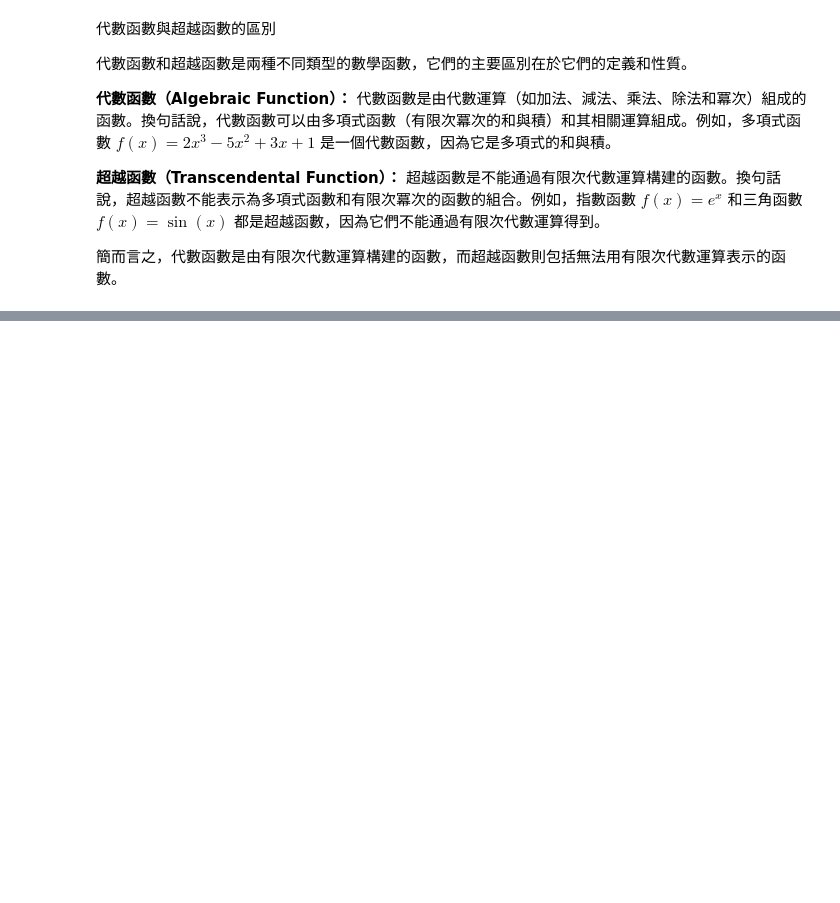
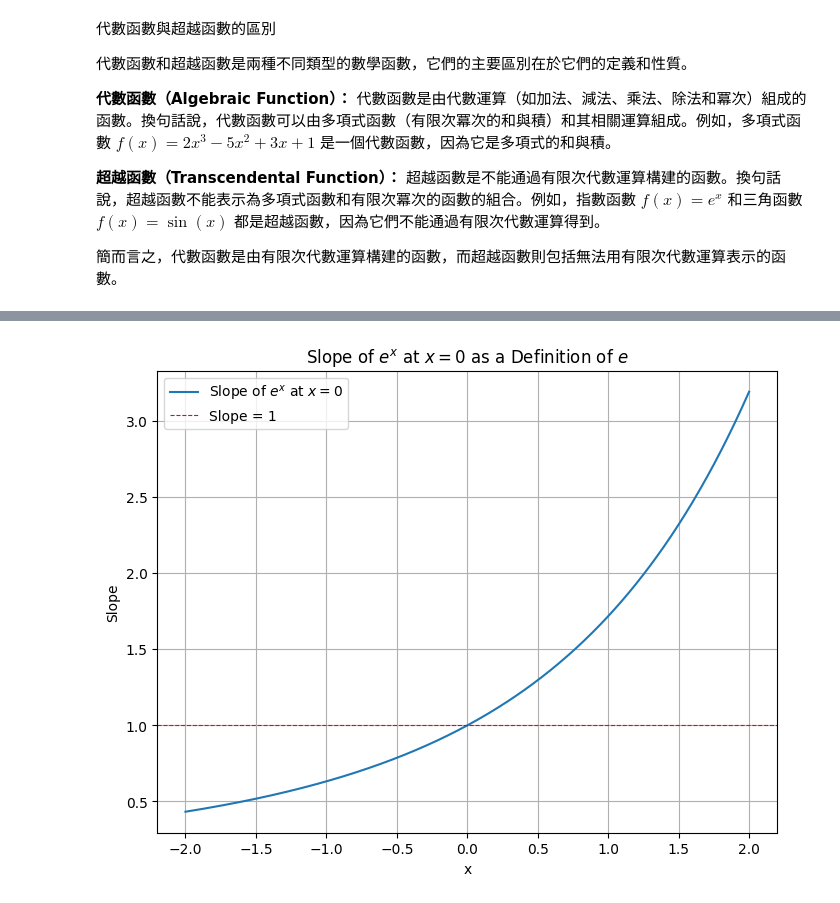
Before and after one commit to alexvanhalen/Calculus.I, a Jupyter notebook: 函數.ipynb, the cells around one changed output, grey strips where cells are left out. Drawn from its saved outputs; the diff is of its cells as text; code cells hidden in the pictures; blank space fills up the shorter version.

```diff
--- a/函數.ipynb
+++ b/函數.ipynb
@@ -109,0 +136,30 @@ plt.show()
+# %%
+import numpy as np
+import matplotlib.pyplot as plt
+
+# 定義指數函數
+def exponential_function(x):
+    return np.exp(x)
+
+# 計算切線斜率
+def tangent_slope(x):
+    return (exponential_function(x) - 1) / x
+
+# 生成 x 值的範圍
+x_vals = np.linspace(-2, 2, 400)
+
+# 計算對應的切線斜率
+slope_vals = tangent_slope(x_vals)
+
+# 繪製圖形
+plt.figure(figsize=(8, 6))
+plt.plot(x_vals, slope_vals, label='Slope of $e^x$ at $x = 0$')
+plt.axhline(1, color='red', linewidth=0.8, linestyle='--', label='Slope = 1')
+plt.xlabel('x')
+plt.ylabel('Slope')
+plt.title('Slope of $e^x$ at $x = 0$ as a Definition of $e$')
+plt.grid()
+plt.legend()
+plt.show()
+# %% [output]
+[figure, added]
```
Also changed, not shown: parts of 1 cell of this notebook.
